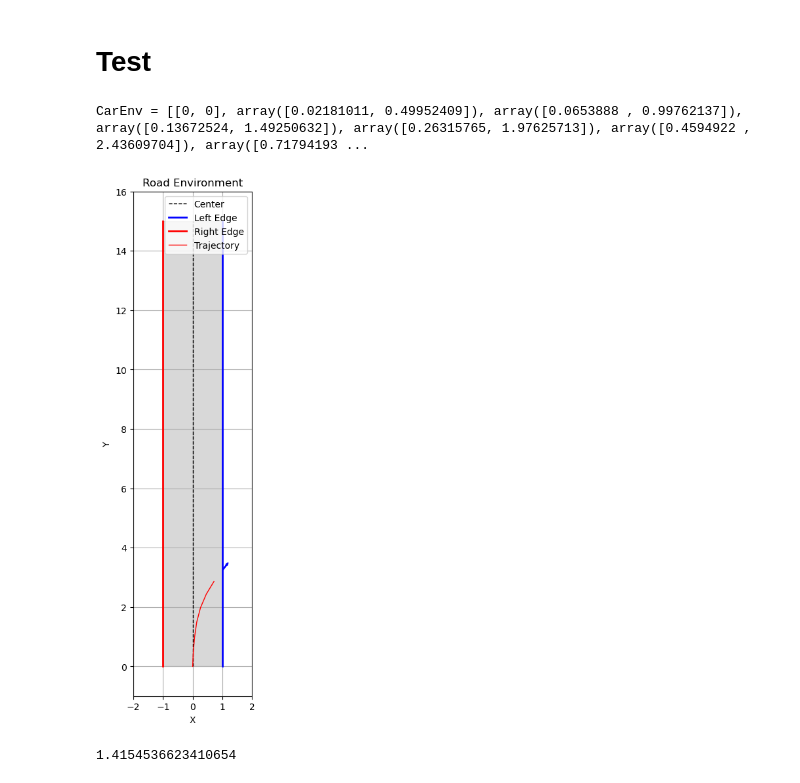
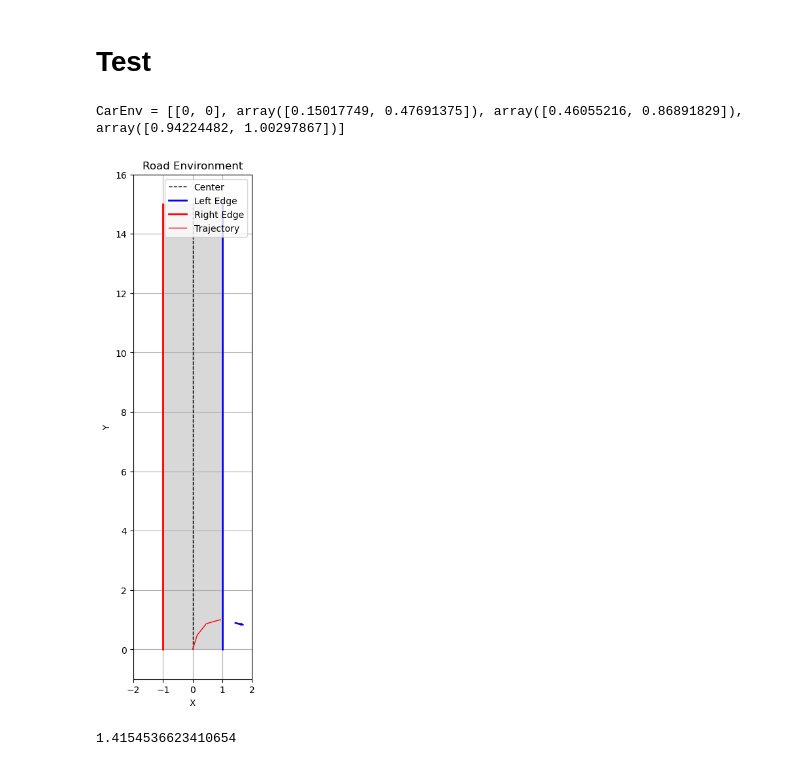
Before and after one commit to OmerShiranC/RL-Project, a Jupyter notebook: DDPG Car.ipynb, the cells around one changed output. Saved outputs shown, nothing was run; the diff lists cells and outputs as text; code cells hidden in the pictures.

```diff
--- a/DDPG Car.ipynb
+++ b/DDPG Car.ipynb
@@ -60,7 +60,7 @@ def visualize(roadEnv,carEnv):
 
     # Adjust the plot limits
     all_points = np.vstack((roadEnv.center, roadEnv.left_edge, roadEnv.right_edge))
-    margin = roadEnv.width
+    margin = roadEnv.road_width
     ax.set_xlim(min(all_points[:, 0]) - margin, max(all_points[:, 0]) + margin)
     ax.set_ylim(min(all_points[:, 1]) - margin, max(all_points[:, 1]) + margin)
 
@@ -197,22 +257,22 @@ class CarAgent(nn.Module):
 # %% [markdown]
 # Test
 # %%
-RoadEnv = RoadEnvironment(data_points= [(0, 0), (0, 10)], width=1,length =15, closed=False)
+RoadEnv = RoadEnvironment(data_points= [(0, 0), (0, 10)], road_width=1,road_length =15, closed=False, resolution=0.1)
 CarEnv  = CarEnvironment(RoadEnv)
 car_agent = CarAgent()
 
 
 
 while not CarEnv.Terminal:
     action = car_agent.act(CarEnv.car_state)
     CarEnv.step(action)
 
 
 print(f'CarEnv = {CarEnv.trajectory}')
 visualize(RoadEnv,CarEnv)
 # %% [output]
-CarEnv = [[0, 0], array([0.02181011, 0.49952409]), array([0.0653888 , 0.99762137]), array([0.13672524, 1.49250632]), array([0.26315765, 1.97625713]), array([0.4594922 , 2.43609704]), array([0.71794193 ...
+CarEnv = [[0, 0], array([0.15017749, 0.47691375]), array([0.46055216, 0.86891829]), array([0.94224482, 1.00297867])]
-[figure, old version]
+[figure, new version]
 # %%
 random.uniform(-.4, .4)+np.pi/2
 # %% [output]
```
Also changed, not shown: parts of 2 cells of this notebook.
